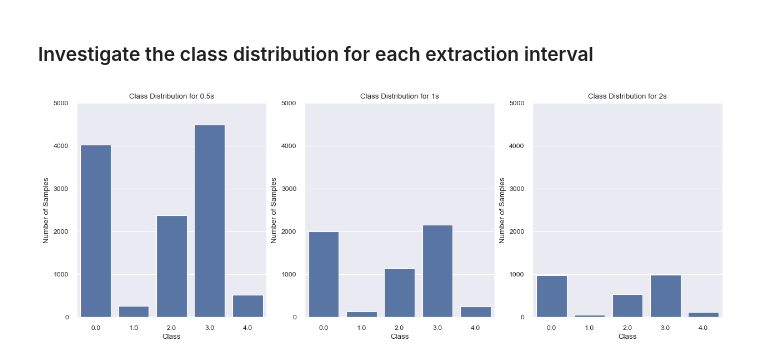
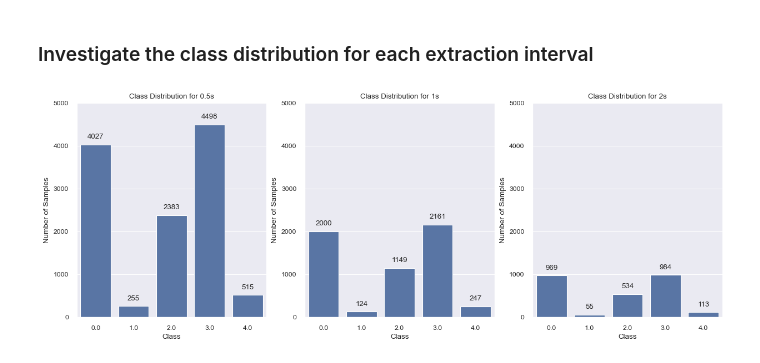
Before and after one commit to DavideLigari01/advanced-biomedical-project, a Jupyter notebook: notebooks/feature_analysis/sample_rate_impact.ipynb, the cells around one changed output. Drawn from its saved outputs; the diff is of its cells as text; code cells hidden in the pictures.

Commit message:
added values

```diff
--- a/notebooks/feature_analysis/sample_rate_impact.ipynb
+++ b/notebooks/feature_analysis/sample_rate_impact.ipynb
@@ -271,28 +271,31 @@ Text(0, 0.5, 'Number of Samples')
 # %%
 # investigate the class distribution for each extraction interval
 class_distribution = []
 import numpy as np
 for interval in [0.5, 1, 2]:
     FEATURES_NAME = f'full_data_{interval}s_mixhz_30mfcc.npy'
     full_data = np.load(FEATURES + FEATURES_NAME, allow_pickle=True).item()
 
     data_list = []
     for key in full_data_dict_keys:
         X = full_data[key]['X']
         y = full_data[key]['y']
         data = np.concatenate((X, y.reshape(-1, 1)), axis=1)
         data_list.append(data)
     full_data_array = np.concatenate(data_list, axis=0)
     class_distribution.append(np.unique(full_data_array[:, -1], return_counts=True)[1])
 
 # plot the data
 fig, ax = plt.subplots(1,3 , figsize=(15, 5))
 for i, interval in enumerate([0.5, 1, 2]):
     sns.barplot(x=np.unique(full_data_array[:, -1]), y=class_distribution[i], ax=ax[i])
     # min and max set
     ax[i].set_ylim([0, 5000])
     ax[i].set_title(f"Class Distribution for {interval}s")
     ax[i].set_xlabel("Class")
     ax[i].set_ylabel("Number of Samples")
+    # add value as int on top of the bars
+    for p in ax[i].patches:
+        ax[i].annotate(f'{int(p.get_height())}', (p.get_x() + p.get_width() / 2., p.get_height()), ha='center', va='center', xytext=(0, 10), textcoords='offset points')
 # %% [output]
-[figure, old version]
+[figure, new version]
```
